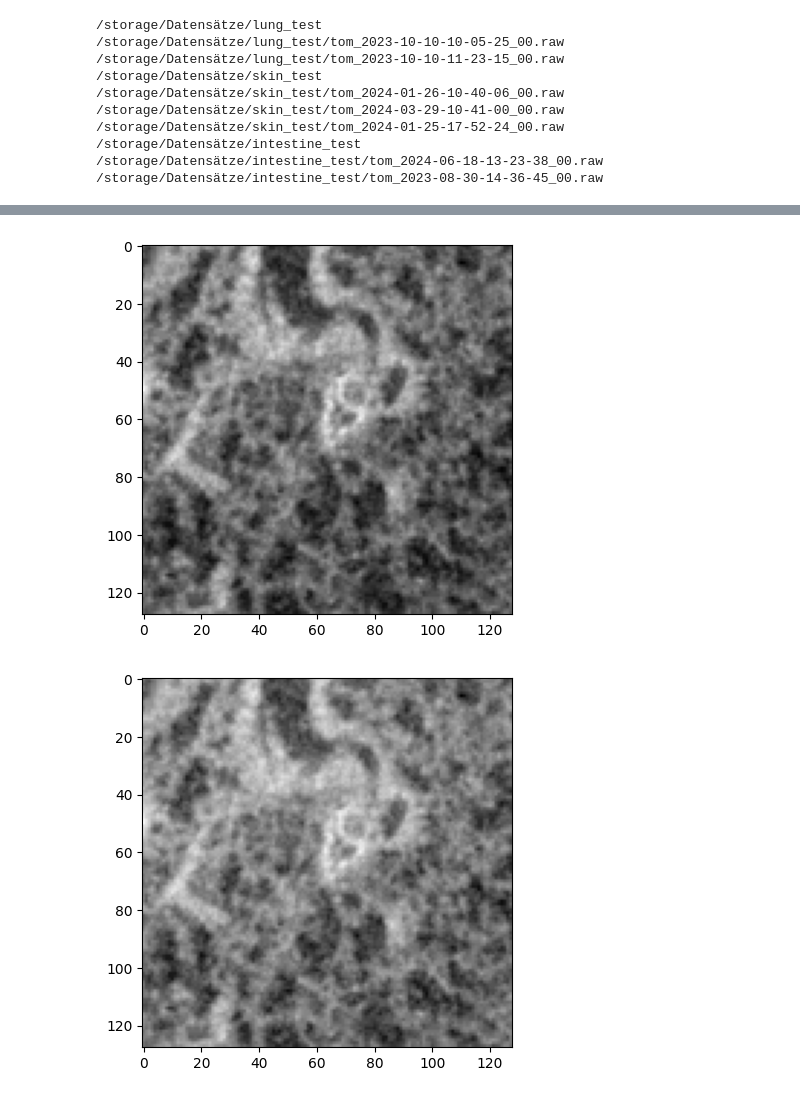
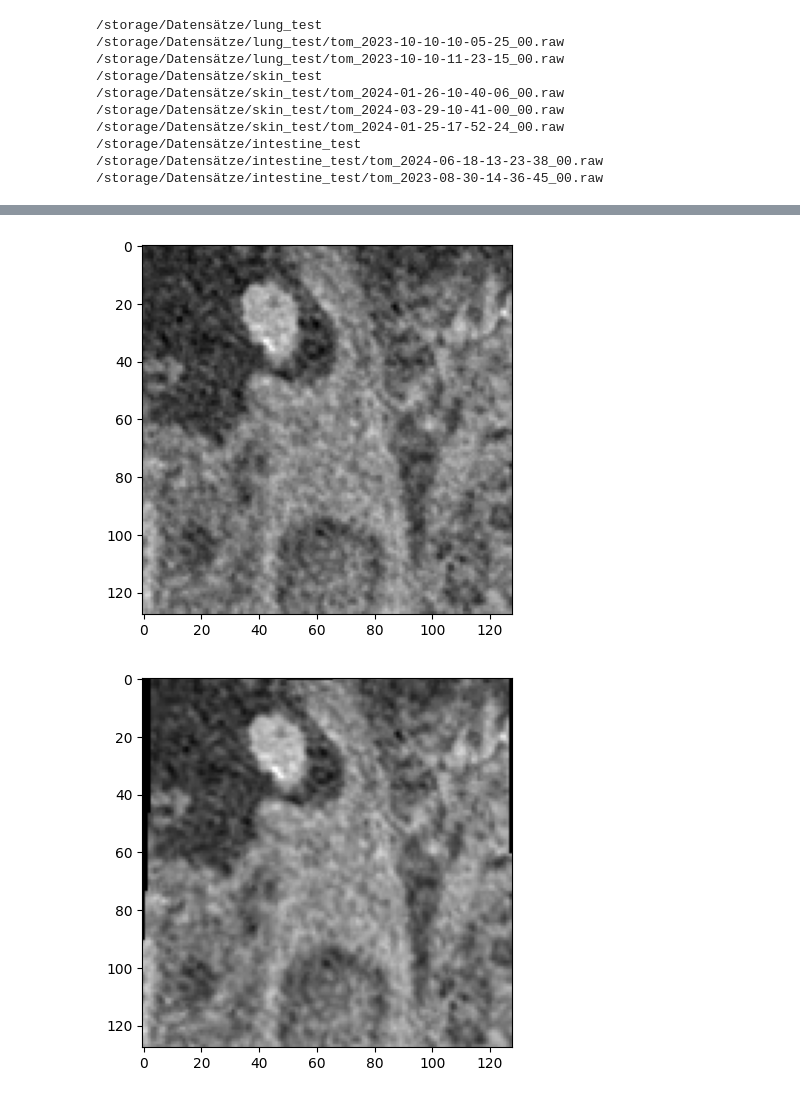
Before and after one commit to christoph-histo/MA-Repo, a Jupyter notebook: test_models.ipynb, the cells around one changed output, grey strips where cells are left out. Saved outputs shown, nothing was run; the diff lists cells and outputs as text; code cells hidden in the pictures.

```diff
--- a/test_models.ipynb
+++ b/test_models.ipynb
@@ -12,7 +12,7 @@ import Dataloader_whole_slices
 import Rotation_transform
 # %%
 data_path = "/storage/Datensätze"
-dataset = Dataloader_slice_parts.VolumeToSlicepartsDataset(root_dir=data_path,test=True,augmentation="tripath")
+dataset = Dataloader_slice_parts.VolumeToSlicepartsDataset(root_dir=data_path,test=True,augmentation="elastic")
 # %% [output]
 /storage/Datensätze/lung_test
 /storage/Datensätze/lung_test/tom_2023-10-10-10-05-25_00.raw
@@ -26,0 +29,3 @@ dataset = Dataloader_slice_parts.VolumeToSlicepartsDataset(root_dir=data_path,te
+# %%
+sample = dataset.__getitem__(100000%77039)
+deformed_sample = dataset.__getitem__(100000)
@@ -70,6 +61,8 @@ KeyboardInterrupt:
 # %%
 import torchio.transforms as tio
 
-elastic_def = tio.RandomElasticDeformation(num_control_points=(5,9,9),locked_borders=2,max_displacement=(0,10,10))
+elastic_def = tio.RandomElasticDeformation(num_control_points=(5,9,9),locked_borders=2,max_displacement=(2,10,10))
+sample = torch.tensor(sample[0])
+deformed_tio = elastic_def(sample[0])
 # %%
 image_rotated = Rotation_transform.RandomRotate2D()(image_untransformed)
@@ -76,12 +71,12 @@ image_rotated = Rotation_transform.RandomRotate2D()(image_untransformed)
 # %%
 import matplotlib.pyplot as plt
-plt.imshow(image_untransformed[0,:,:], cmap='gray')
+plt.imshow(sample[0][1,:,:], cmap='gray')#,vmin=24000, vmax=45000)
 plt.show()
-plt.imshow(image[0,:,:], cmap='gray')
+plt.imshow(deformed_sample[0][1,:,:], cmap='gray')#,vmin=24000, vmax=45000)
 plt.show()
 # %% [output]
-[figure, old version]
+[figure, new version]
-[figure, old version]
+[figure, new version]
 # %%
 model = models.resnet18(weights=models.ResNet18_Weights.DEFAULT)
 # %%
```
Also changed, not shown: parts of 20 cells of this notebook, 9 other files.
